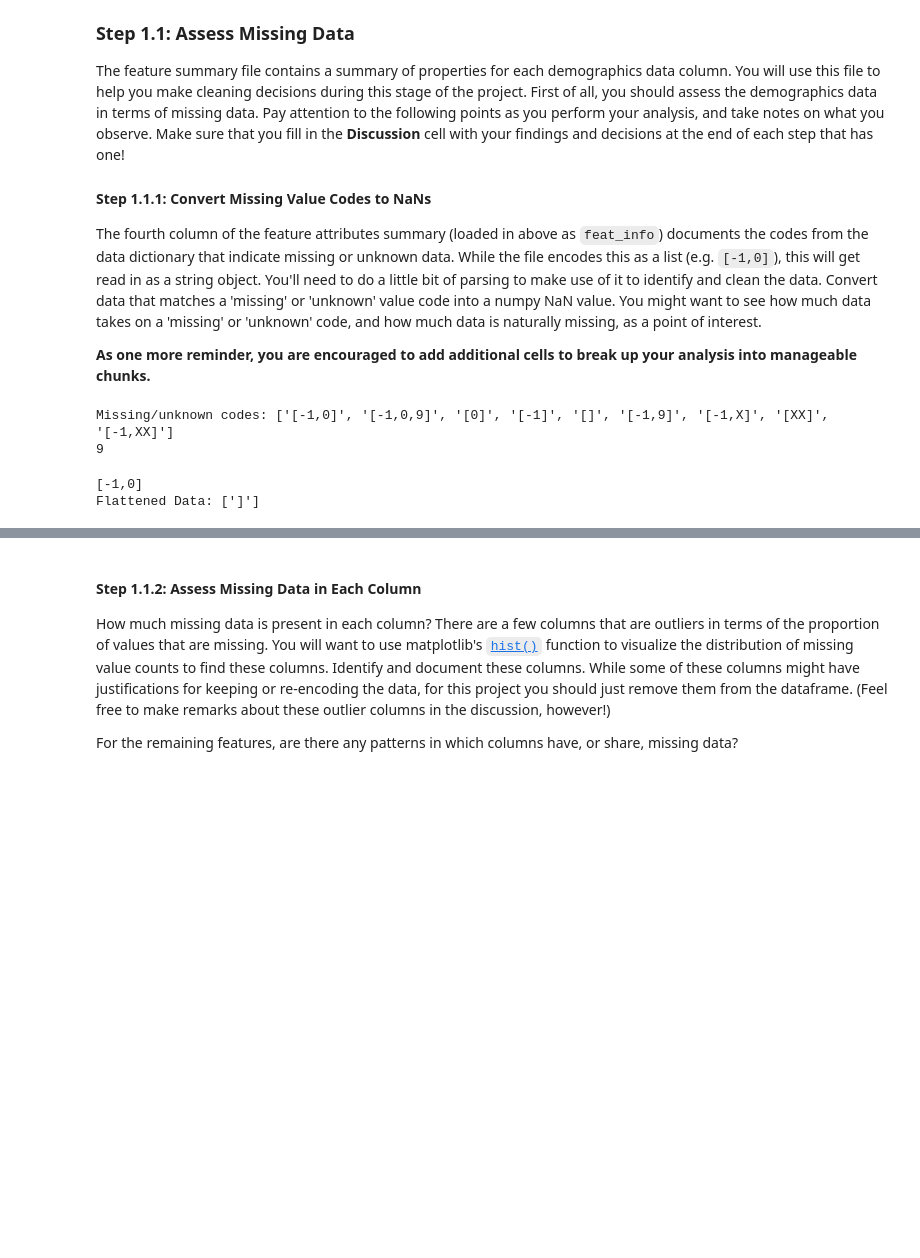
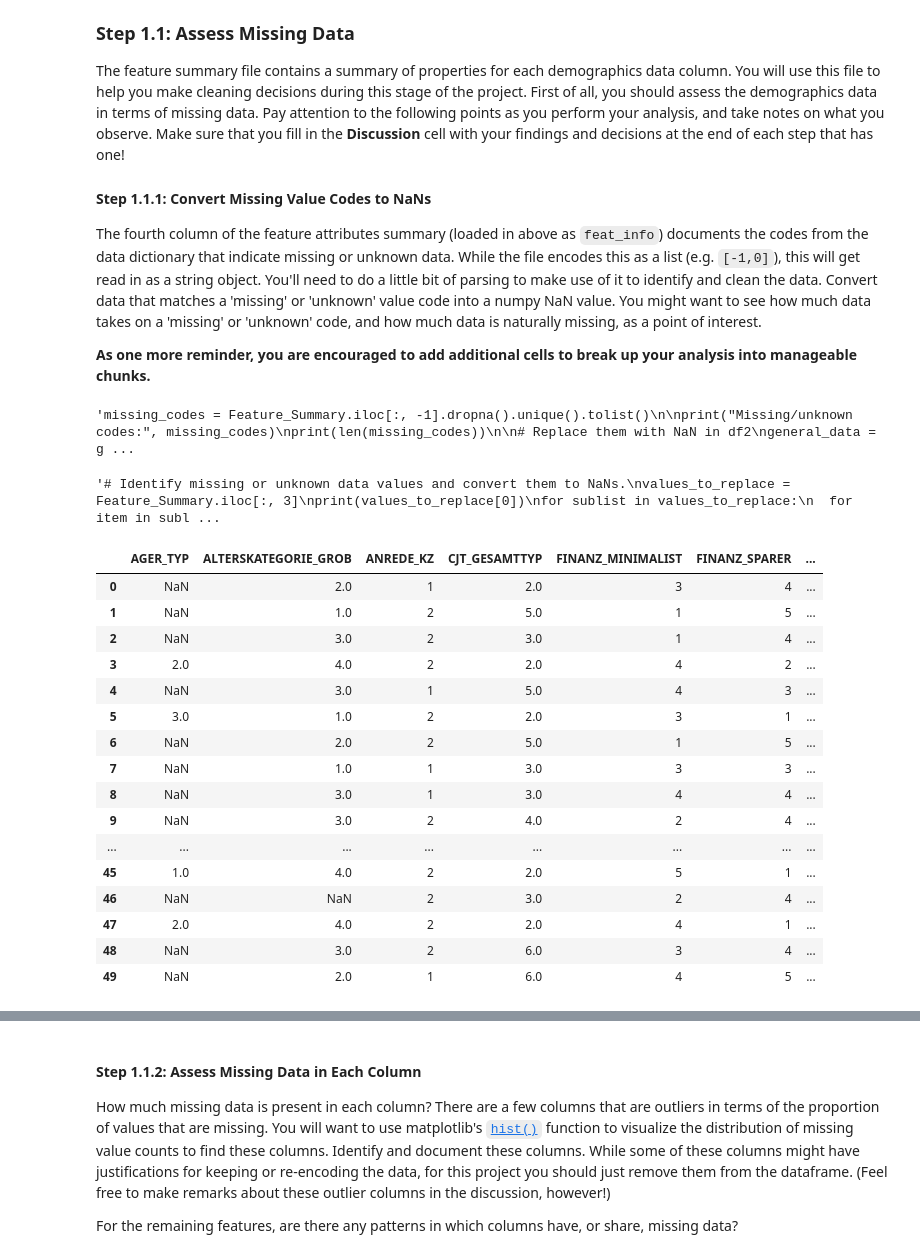
Before and after one commit to EssaAlsharif/Identify-Customer-Segments, a Jupyter notebook: Identify_Customer_Segments.ipynb, the cells around one changed output, grey strips where cells are left out. Drawn from its saved outputs; the diff is of its cells as text; code cells hidden in the pictures; blank space fills up the shorter version.

```diff
--- a/Identify_Customer_Segments.ipynb
+++ b/Identify_Customer_Segments.ipynb
@@ -180,5 +210,5 @@ The fourth column of the feature attributes summary (loaded in above as `feat_in
 # %%
-missing_codes = Feature_Summary.iloc[:, -1].dropna().unique().tolist()
+"""missing_codes = Feature_Summary.iloc[:, -1].dropna().unique().tolist()
 
 print("Missing/unknown codes:", missing_codes)
 print(len(missing_codes))
@@ -187,18 +217,16 @@ print(len(missing_codes))
 general_data = general_data.replace(missing_codes, np.nan)
 
 # Confirm replacement
-#print(df2.head())
+#print(df2.head())"""
 # %% [output]
-Missing/unknown codes: ['[-1,0]', '[-1,0,9]', '[0]', '[-1]', '[]', '[-1,9]', '[-1,X]', '[XX]', '[-1,XX]']
-9
+'missing_codes = Feature_Summary.iloc[:, -1].dropna().unique().tolist()\n\nprint("Missing/unknown codes:", missing_codes)\nprint(len(missing_codes))\n\n# Replace them with NaN in df2\ngeneral_data = g ...
 # %%
-# Identify missing or unknown data values and convert them to NaNs.
+"""# Identify missing or unknown data values and convert them to NaNs.
 values_to_replace = Feature_Summary.iloc[:, 3]
 print(values_to_replace[0])
 for sublist in values_to_replace:
   for item in sublist:
     flattened_data = [item]
-print("Flattened Data:", flattened_data)
+print("Flattened Data:", flattened_data)"""
 # %% [output]
-[-1,0]
-Flattened Data: [']']
+'# Identify missing or unknown data values and convert them to NaNs.\nvalues_to_replace = Feature_Summary.iloc[:, 3]\nprint(values_to_replace[0])\nfor sublist in values_to_replace:\n  for item in subl ...
@@ -209 +233,21 @@ for specified_data in all_data:
+# %%
+modified_general_data.head(50)
+# %% [output]
+|  | AGER_TYP | ALTERSKATEGORIE_GROB | ANREDE_KZ | CJT_GESAMTTYP | FINANZ_MINIMALIST | FINANZ_SPARER | ... |
+| 0 | NaN | 2.0 | 1 | 2.0 | 3 | 4 | ... |
+| 1 | NaN | 1.0 | 2 | 5.0 | 1 | 5 | ... |
+| 2 | NaN | 3.0 | 2 | 3.0 | 1 | 4 | ... |
+| 3 | 2.0 | 4.0 | 2 | 2.0 | 4 | 2 | ... |
+| 4 | NaN | 3.0 | 1 | 5.0 | 4 | 3 | ... |
+| 5 | 3.0 | 1.0 | 2 | 2.0 | 3 | 1 | ... |
+| 6 | NaN | 2.0 | 2 | 5.0 | 1 | 5 | ... |
+| 7 | NaN | 1.0 | 1 | 3.0 | 3 | 3 | ... |
+| 8 | NaN | 3.0 | 1 | 3.0 | 4 | 4 | ... |
+| 9 | NaN | 3.0 | 2 | 4.0 | 2 | 4 | ... |
+| ... | ... | ... | ... | ... | ... | ... | ... |
+| 45 | 1.0 | 4.0 | 2 | 2.0 | 5 | 1 | ... |
+| 46 | NaN | NaN | 2 | 3.0 | 2 | 4 | ... |
+| 47 | 2.0 | 4.0 | 2 | 2.0 | 4 | 1 | ... |
+| 48 | NaN | 3.0 | 2 | 6.0 | 3 | 4 | ... |
+| 49 | NaN | 2.0 | 1 | 6.0 | 4 | 5 | ... |
 # %%
```
Also changed, not shown: parts of 7 cells of this notebook.
